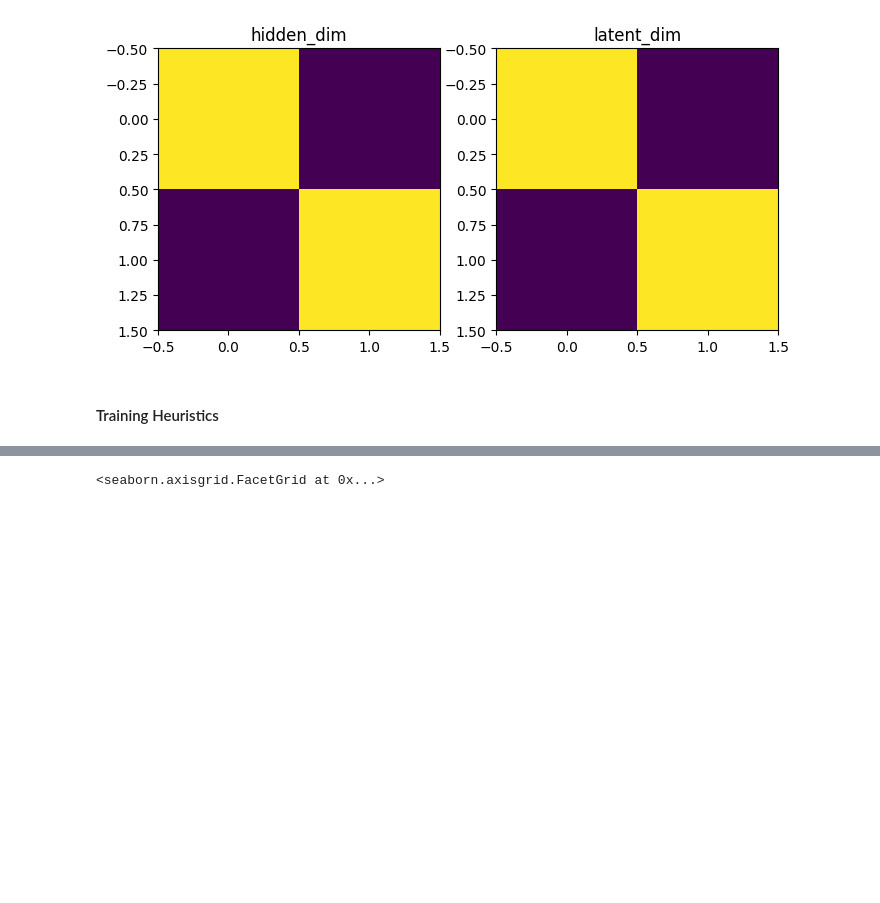
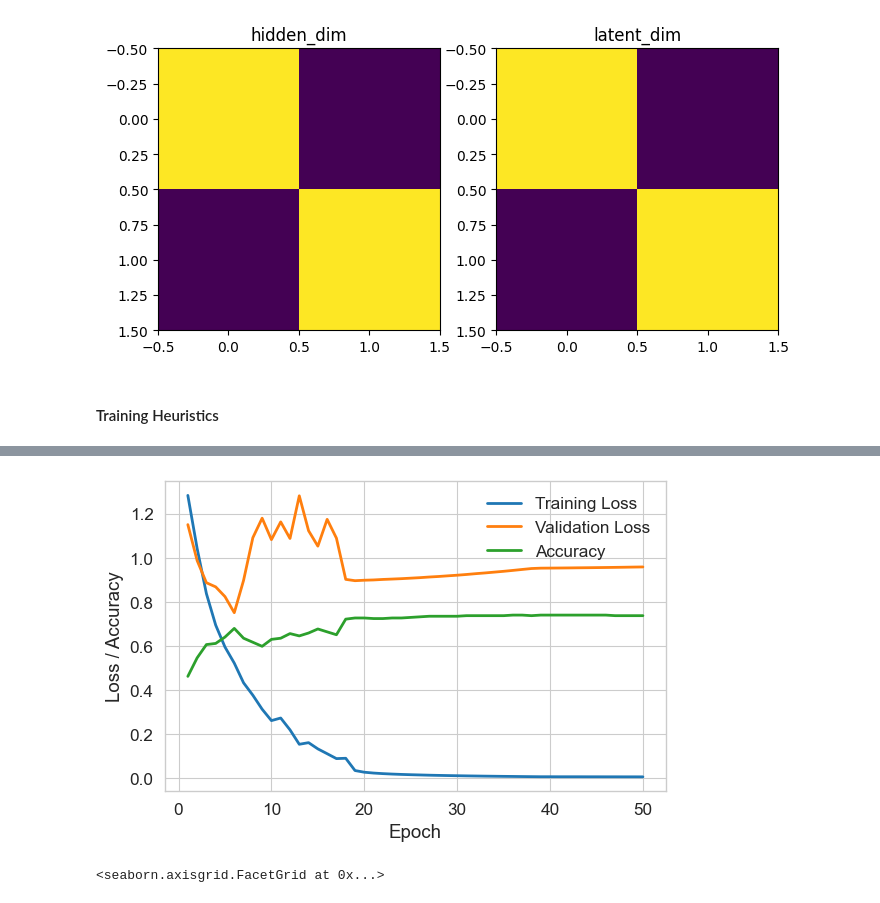
Before and after one commit to ericsallinger/msthesis, a Jupyter notebook: model_training/encoder_classification.ipynb, the cells around one changed output, grey strips where cells are left out. Saved outputs shown, nothing was run; the diff lists cells and outputs as text; code cells hidden in the pictures; blank space fills up the shorter version.

```diff
--- a/model_training/encoder_classification.ipynb
+++ b/model_training/encoder_classification.ipynb
@@ -331,3 +331,20 @@ sns.relplot(data=best_model_loss, x='Epoch', y='Accuracy', hue='Learning Rate')
+# %%
+sns.set_context("paper", font_scale=1.4)
+sns.set_style("whitegrid")
+
+plt.figure(figsize=(6, 4))
+plt.plot(best_model_loss['Epoch'], best_model_loss['Training Loss'], label='Training Loss', linewidth=2)
+plt.plot(best_model_loss['Epoch'], best_model_loss['Validation Loss'], label='Validation Loss', linewidth=2)
+plt.plot(best_model_loss['Epoch'], best_model_loss['Accuracy'], label='Accuracy', linewidth=2)
+
+plt.xlabel('Epoch')
+plt.ylabel('Loss / Accuracy')
+plt.legend(frameon=False)
+plt.tight_layout()
+plt.savefig('training_plot.pdf', dpi=300)  # Save as vector format
+plt.show()
+# %% [output]
+[figure, added]
 # %%
 def stopping_criterion(df, window_size):
     window_size = window_size
```
Also changed, not shown: parts of 12 cells of this notebook, 7 other files.
